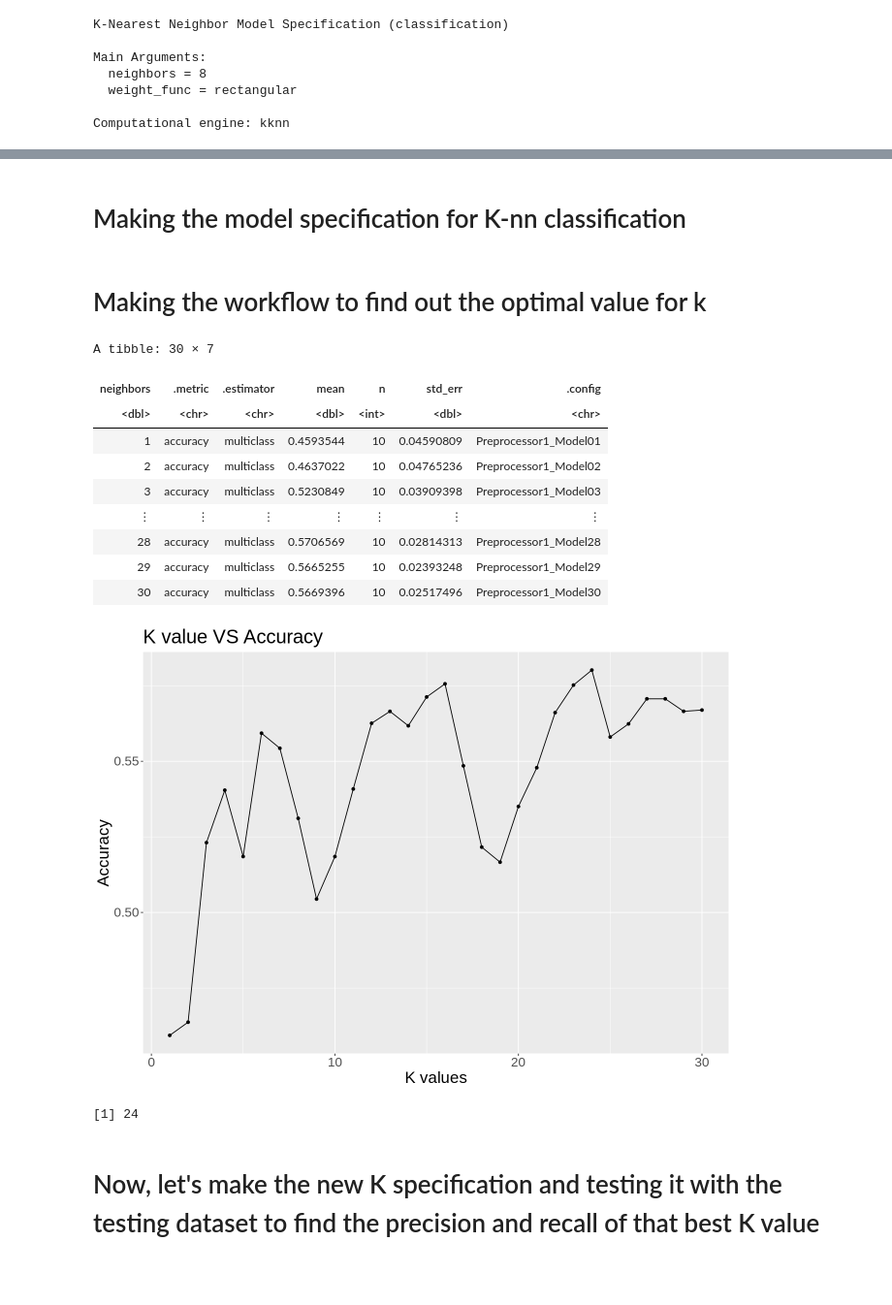
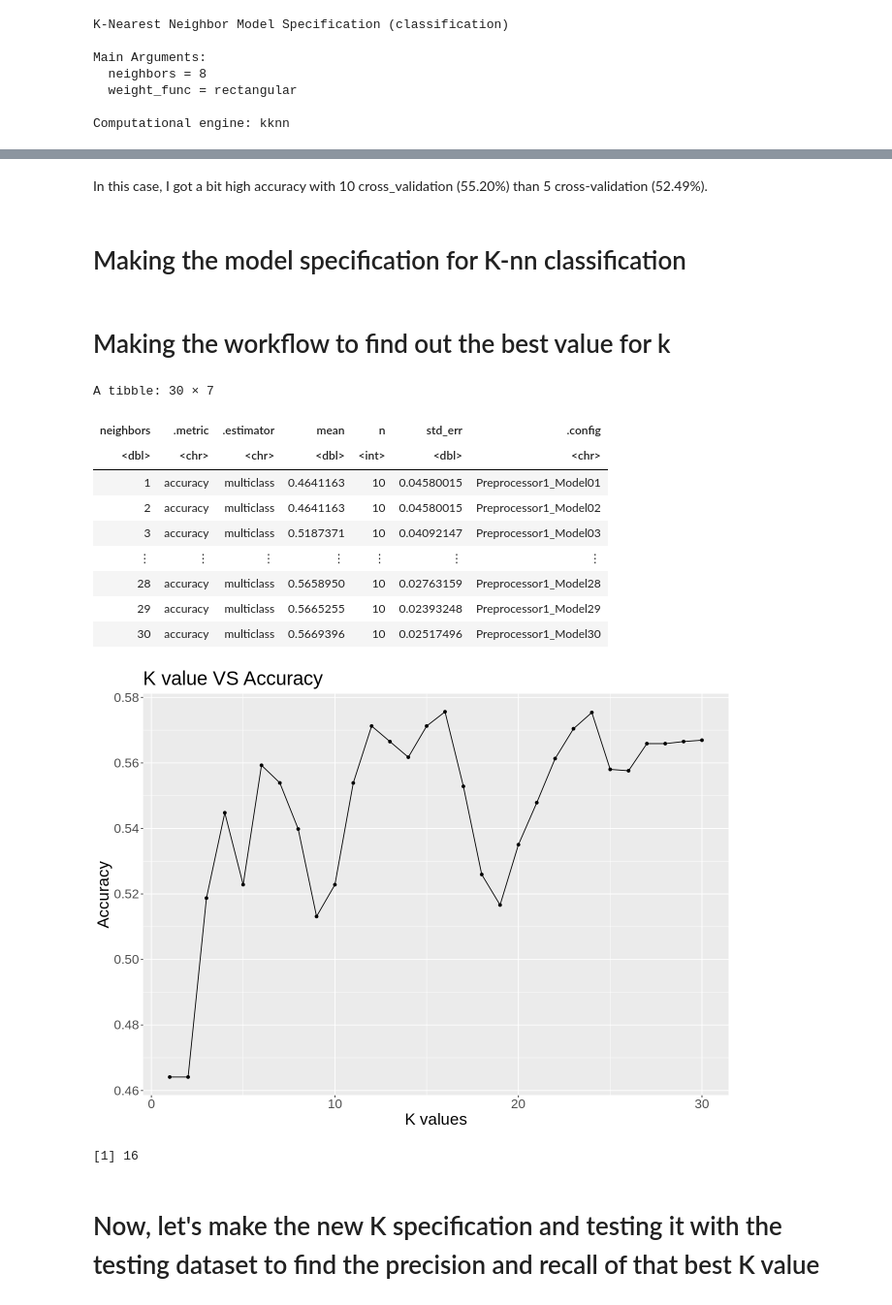
Before and after one commit to Xiaobin215/Billy_project_DSCI100, a Jupyter notebook: Billy's Final Project.ipynb, the cells around one changed output, grey strips where cells are left out. Shown at 97% size. Drawn from its saved outputs; the diff is of its cells as text; code cells hidden in the pictures; blank space fills up the shorter version.

```diff
--- a/Billy's Final Project.ipynb
+++ b/Billy's Final Project.ipynb
@@ -170,0 +191,16 @@ predictor: 2
+# %%
+# Standardization of data is very important because it makes sure the values of the variables are in a comparable scale such that
+# one value of one variable is as important as the other ones.
+set.seed(2004)
+cleveland_select <- cleveland_clean |> select(trestbps, thalach, num)
+
+# To standardize the data, I am going to use the prep and bake functions
+cleveland_scaled <- heart_diagnosis_recipe|>
+    prep() |>
+    bake(cleveland_select)
+cleveland_scaled
+
+# Split the scaled dataset into 75% of the scaled data into training set and the 25% into testing set
+cleveland_split <- initial_split(cleveland_scaled, prop = 0.75, strata = num)
+cleveland_train <- training(cleveland_split)
+cleveland_test <- testing(cleveland_split)
@@ -212,0 +279,11 @@ In this case, having an accuracy of only 50.30% is pretty low. But, that is not
+# %%
+set.seed(2004)
+heart_10vfold <- vfold_cv(cleveland_train, v=10, strata=num)
+
+train_workflow_10 <- workflow() |>
+    add_recipe(heart_diagnosis_recipe) |>
+    add_model(heart_spec) |>
+    fit_resamples(resamples = heart_10vfold) |>
+    collect_metrics() |>
+    filter(.metric == "accuracy")
+train_workflow_10
@@ -213,3 +295,5 @@ In this case, having an accuracy of only 50.30% is pretty low. But, that is not
+# %% [markdown]
+In this case, I got a bit high accuracy with 10 cross_validation (55.20%) than 5 cross-validation (52.49%).
 # %% [markdown]
 # Making the model specification for K-nn classification
 # %%
@@ -223,52 +307,52 @@ heart_spec_tune <- nearest_neighbor(weight_func = "rectangular", neighbor = tune
 #Finally, I specify that this is a classification problem with the set_mode function.
     set_mode("classification")
 # %% [markdown]
-# Making the workflow to find out the optimal value for k
+# Making the workflow to find out the best value for k
 # %%
-# In this step, I create a set of number to be used to test and find the optimal K value for the classification model.
+# In this step, I create a set of number to be used to test and find the best K value for the classification model.
 # Using the tibble function to make it into a data frame and seq function to create a sequence of numbers from 1 to 30 and increases each time by 1.
 k_values <- tibble(neighbors = seq(from = 1, to = 30, by = 1))
 
 # In the next step, I would be making the workflow using the function workflow that contains
 # the heart_diagnosis_recipe using the function add_recipe and heart_spec using the add_model function.
-knn_optimal_values <- workflow () |>
+knn_best_values <- workflow () |>
     add_recipe(heart_diagnosis_recipe) |>
     add_model(heart_spec_tune) |>
-    tune_grid(resamples = heart_vfold, grid = k_values) |>
+    tune_grid(resamples = heart_10vfold, grid = k_values) |>
     collect_metrics() |>
     filter(.metric == "accuracy")
-knn_optimal_values
+knn_best_values
 # %% [output]
 A tibble: 30 × 7
 | neighbors | .metric | .estimator | mean | n | std_err | .config |
 | <dbl> | <chr> | <chr> | <dbl> | <int> | <dbl> | <chr> |
-| 1 | accuracy | multiclass | 0.4593544 | 10 | 0.04590809 | Preprocessor1_Model01 |
-| 2 | accuracy | multiclass | 0.4637022 | 10 | 0.04765236 | Preprocessor1_Model02 |
-| 3 | accuracy | multiclass | 0.5230849 | 10 | 0.03909398 | Preprocessor1_Model03 |
+| 1 | accuracy | multiclass | 0.4641163 | 10 | 0.04580015 | Preprocessor1_Model01 |
+| 2 | accuracy | multiclass | 0.4641163 | 10 | 0.04580015 | Preprocessor1_Model02 |
+| 3 | accuracy | multiclass | 0.5187371 | 10 | 0.04092147 | Preprocessor1_Model03 |
 | ⋮ | ⋮ | ⋮ | ⋮ | ⋮ | ⋮ | ⋮ |
-| 28 | accuracy | multiclass | 0.5706569 | 10 | 0.02814313 | Preprocessor1_Model28 |
+| 28 | accuracy | multiclass | 0.5658950 | 10 | 0.02763159 | Preprocessor1_Model28 |
 | 29 | accuracy | multiclass | 0.5665255 | 10 | 0.02393248 | Preprocessor1_Model29 |
 | 30 | accuracy | multiclass | 0.5669396 | 10 | 0.02517496 | Preprocessor1_Model30 |
 # %%
 # To visualize and find out the optimal K value, I would make a graph using the ggplot, geom_line, geom_point function.
 options(repr.plot.witdh = 7, repr.plot.height = 8)
-knn_plot <- knn_optimal_values |>
+knn_plot <- knn_best_values |>
     ggplot(aes(x = neighbors, y = mean)) +
     geom_point() +
     geom_line(aes(x = neighbors, y = mean)) +
     xlab("K values") +
     ylab("Accuracy") +
     ggtitle("K value VS Accuracy") +
     theme(text = element_text(size = 20))
 knn_plot
 
 # Well, it seem like that it is easy to find out the K value by looking at the plot. However, we know that the K value should be 6.
 # %% [output]
-[figure, old version]
+[figure, new version]
 # %%
 # Let's see if the plot is right
 # Using the functions of arrange and desc to arrange the accuracy of the K values from high to low.
-k_best <- knn_optimal_values |>
+k_best <- knn_best_values |>
     arrange(desc(mean)) |>
 
 # Using the function head() to show the line/row of data that I am interested, which is the first line
@@ -279,7 +363,7 @@ k_best <- knn_optimal_values |>
     pull(neighbors)
 k_best
 # %% [output]
-[1] 24
+[1] 16
 # %% [markdown]
 # Now, let's make the new K specification and testing it with the testing dataset to find the precision and recall of that best K value
 # %%
```
Also changed, not shown: parts of 21 cells of this notebook, 1 other file.
